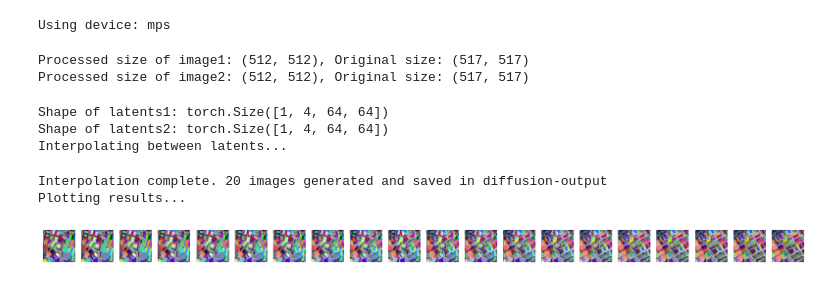
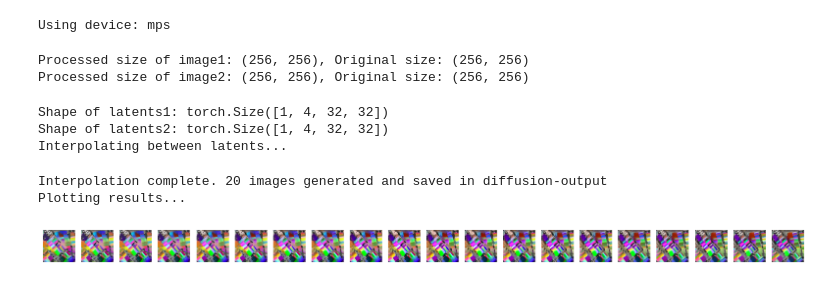
Before and after one commit to scalable-design-participation-lab/re-blocking, a Jupyter notebook: ensemble-model/stable-diffusion_image-interpolation.ipynb, the cells around one changed output. Cells and saved outputs as stored; diff of their text form; code cells hidden in the pictures.

Commit message:
more training; updated stable diffusion script

```diff
--- a/ensemble-model/stable-diffusion_image-interpolation.ipynb
+++ b/ensemble-model/stable-diffusion_image-interpolation.ipynb
@@ -9,9 +9,9 @@ import os
 from tqdm.notebook import tqdm
 
 # Parameters
-MODEL_ID = "runwayml/stable-diffusion-v1-5"
-IMAGE1_PATH = "../data/ma-boston/parcels/parcels_50.jpg"
-IMAGE2_PATH = "../data/pa-pittsburgh/parcels/parcels_263.jpg"
+MODEL_ID = "Jiali/stable-diffusion-1.5"
+IMAGE1_PATH = "../data/results/ma_boston_200336_fake_B.png"
+IMAGE2_PATH = "../data/results/ny_manhattan_200250_fake_B.png"
 OUTPUT_DIR = "diffusion-output"
 NUM_STEPS = 20
 INFERENCE_STEPS = 50
@@ -126,35 +126,35 @@ try:
             decoded_image_pil = Image.fromarray((decoded_image * 255).astype(np.uint8))
             # Resize the output image to the original size of the first image
             decoded_image_pil = decoded_image_pil.resize(original_size1, Image.LANCZOS)
 
             interpolated_images.append(decoded_image_pil)
 
             # Save the interpolated image
             os.makedirs(OUTPUT_DIR, exist_ok=True)
             output_path = os.path.join(OUTPUT_DIR, f"interpolated_{len(interpolated_images)}.png")
             decoded_image_pil.save(output_path, quality=95)
 
             pbar.update(1)
 
     print(f"Interpolation complete. {NUM_STEPS} images generated and saved in {OUTPUT_DIR}")
 
     # Plot results
     print("Plotting results...")
     fig, axes = plt.subplots(1, NUM_STEPS, figsize=(20, 4))
     for ax, img in zip(axes, interpolated_images):
         ax.imshow(img)
         ax.axis('off')
     plt.show()
 
 except Exception as e:
     print(f"An error occurred: {e}")
 # %% [output]
 Using device: mps
-Processed size of image1: (512, 512), Original size: (517, 517)
-Processed size of image2: (512, 512), Original size: (517, 517)
+Processed size of image1: (256, 256), Original size: (256, 256)
+Processed size of image2: (256, 256), Original size: (256, 256)
-Shape of latents1: torch.Size([1, 4, 64, 64])
-Shape of latents2: torch.Size([1, 4, 64, 64])
+Shape of latents1: torch.Size([1, 4, 32, 32])
+Shape of latents2: torch.Size([1, 4, 32, 32])
 Interpolating between latents...
 Interpolation complete. 20 images generated and saved in diffusion-output
 Plotting results...
-[figure, old version]
+[figure, new version]
```
Also changed, not shown: 2 other files.
